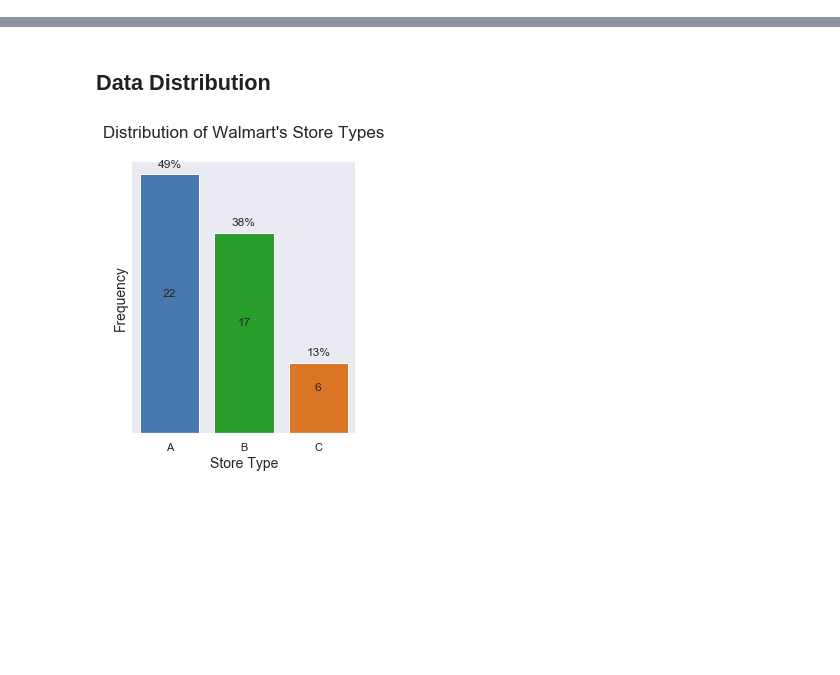
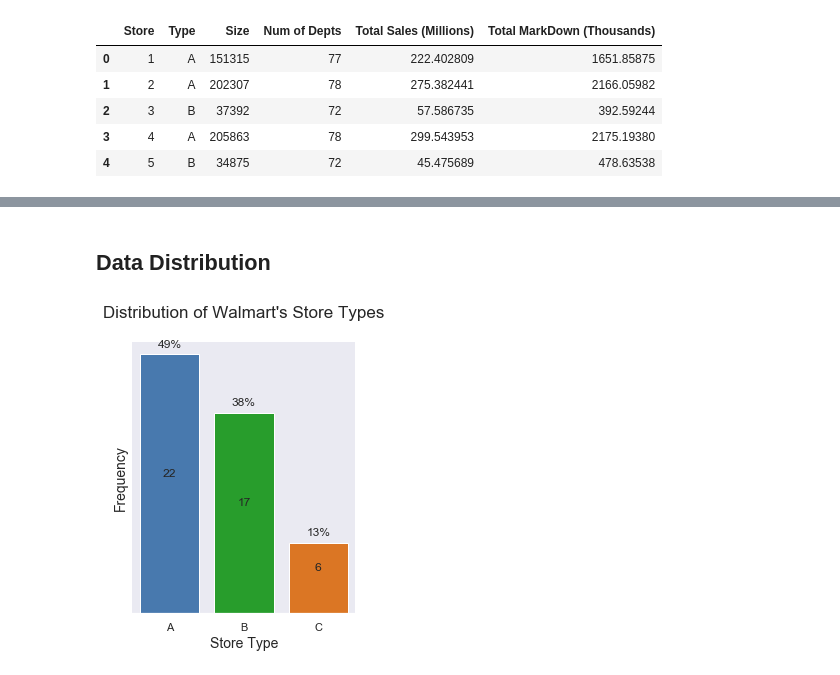
Before and after one commit to Raviknight/walmart_sales, a Jupyter notebook: walmart_eda1.ipynb, the cells around one changed output, grey strips where cells are left out. Cells and saved outputs as stored; diff of their text form; code cells hidden in the pictures; blank space fills up the shorter version.

```diff
--- a/walmart_eda1.ipynb
+++ b/walmart_eda1.ipynb
@@ -25,0 +44,9 @@ features.describe().to_csv('out/stats_features.csv')
+# %%
+stores.head()
+# %% [output]
+|  | Store | Type | Size | Num of Depts | Total Sales (Millions) | Total MarkDown (Thousands) |
+| 0 | 1 | A | 151315 | 77 | 222.402809 | 1651.85875 |
+| 1 | 2 | A | 202307 | 78 | 275.382441 | 2166.05982 |
+| 2 | 3 | B | 37392 | 72 | 57.586735 | 392.59244 |
+| 3 | 4 | A | 205863 | 78 | 299.543953 | 2175.19380 |
+| 4 | 5 | B | 34875 | 72 | 45.475689 | 478.63538 |
```
Also changed, not shown: parts of 9 cells of this notebook, 2 other files.
